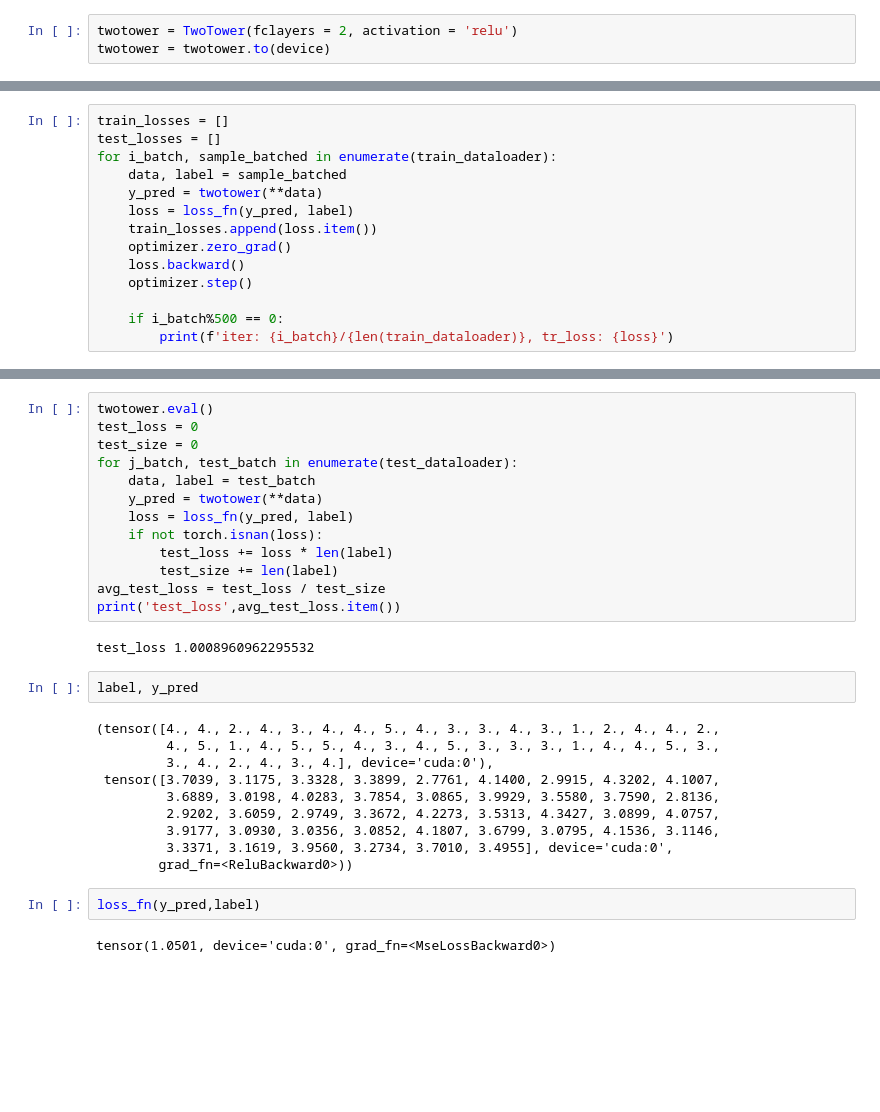
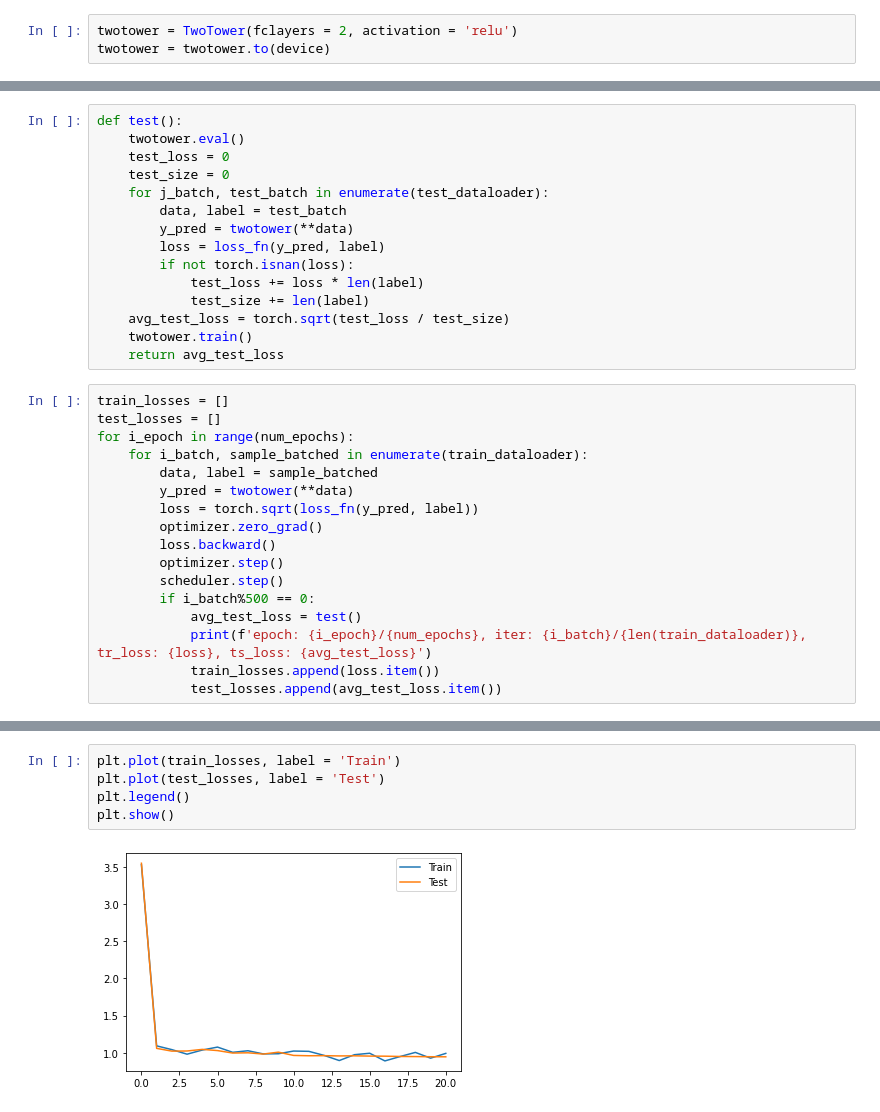
Before and after one commit to cpuyyp/MBML-seminar-presentation, a Jupyter notebook: two-tower-rating-prediction.ipynb, the cells around one changed output, grey strips where cells are left out. Cells and saved outputs as stored; diff of their text form; blank space fills up the shorter version.

```diff
--- a/two-tower-rating-prediction.ipynb
+++ b/two-tower-rating-prediction.ipynb
@@ -343,15 +349,33 @@ optimizer = optim.SGD(twotower.parameters(), lr=0.002, momentum=0.05)
+# %%
+def test():
+    twotower.eval()
+    test_loss = 0
+    test_size = 0
+    for j_batch, test_batch in enumerate(test_dataloader):
+        data, label = test_batch
+        y_pred = twotower(**data)
+        loss = loss_fn(y_pred, label)
+        if not torch.isnan(loss):
+            test_loss += loss * len(label)
+            test_size += len(label)
+    avg_test_loss = torch.sqrt(test_loss / test_size)
+    twotower.train()
+    return avg_test_loss
 # %%
 train_losses = []
 test_losses = []
-for i_batch, sample_batched in enumerate(train_dataloader):
-    data, label = sample_batched
-    y_pred = twotower(**data)
-    loss = loss_fn(y_pred, label)
-    train_losses.append(loss.item())
-    optimizer.zero_grad()
-    loss.backward()
-    optimizer.step()
-
-    if i_batch%500 == 0:
-        print(f'iter: {i_batch}/{len(train_dataloader)}, tr_loss: {loss}')
+for i_epoch in range(num_epochs):
+    for i_batch, sample_batched in enumerate(train_dataloader):
+        data, label = sample_batched
+        y_pred = twotower(**data)
+        loss = torch.sqrt(loss_fn(y_pred, label))
+        optimizer.zero_grad()
+        loss.backward()
+        optimizer.step()
+        scheduler.step()
+        if i_batch%500 == 0:
+            avg_test_loss = test()
+            print(f'epoch: {i_epoch}/{num_epochs}, iter: {i_batch}/{len(train_dataloader)}, tr_loss: {loss}, ts_loss: {avg_test_loss}')
+            train_losses.append(loss.item())
+            test_losses.append(avg_test_loss.item())
 # %% [output]
@@ -375,31 +399,7 @@ iter: 12500/12503, tr_loss: 0.8343901634216309
-# %%
-twotower.eval()
-test_loss = 0
-test_size = 0
-for j_batch, test_batch in enumerate(test_dataloader):
-    data, label = test_batch
-    y_pred = twotower(**data)
-    loss = loss_fn(y_pred, label)
-    if not torch.isnan(loss):
-        test_loss += loss * len(label)
-        test_size += len(label)
-avg_test_loss = test_loss / test_size
-print('test_loss',avg_test_loss.item())
-# %% [output]
-test_loss 1.0008960962295532
-# %%
-label, y_pred
-# %% [output]
-(tensor([4., 4., 2., 4., 3., 4., 4., 5., 4., 3., 3., 4., 3., 1., 2., 4., 4., 2.,
-         4., 5., 1., 4., 5., 5., 4., 3., 4., 5., 3., 3., 3., 1., 4., 4., 5., 3.,
-         3., 4., 2., 4., 3., 4.], device='cuda:0'),
- tensor([3.7039, 3.1175, 3.3328, 3.3899, 2.7761, 4.1400, 2.9915, 4.3202, 4.1007,
-         3.6889, 3.0198, 4.0283, 3.7854, 3.0865, 3.9929, 3.5580, 3.7590, 2.8136,
-         2.9202, 3.6059, 2.9749, 3.3672, 4.2273, 3.5313, 4.3427, 3.0899, 4.0757,
-         3.9177, 3.0930, 3.0356, 3.0852, 4.1807, 3.6799, 3.0795, 4.1536, 3.1146,
-         3.3371, 3.1619, 3.9560, 3.2734, 3.7010, 3.4955], device='cuda:0',
-        grad_fn=<ReluBackward0>))
-# %%
-loss_fn(y_pred,label)
-# %% [output]
-tensor(1.0501, device='cuda:0', grad_fn=<MseLossBackward0>)
+# %%
+plt.plot(train_losses, label = 'Train')
+plt.plot(test_losses, label = 'Test')
+plt.legend()
+plt.show()
+# %% [output]
+[figure, added]
```
Also changed, not shown: parts of 24 cells of this notebook, 1 other file.
